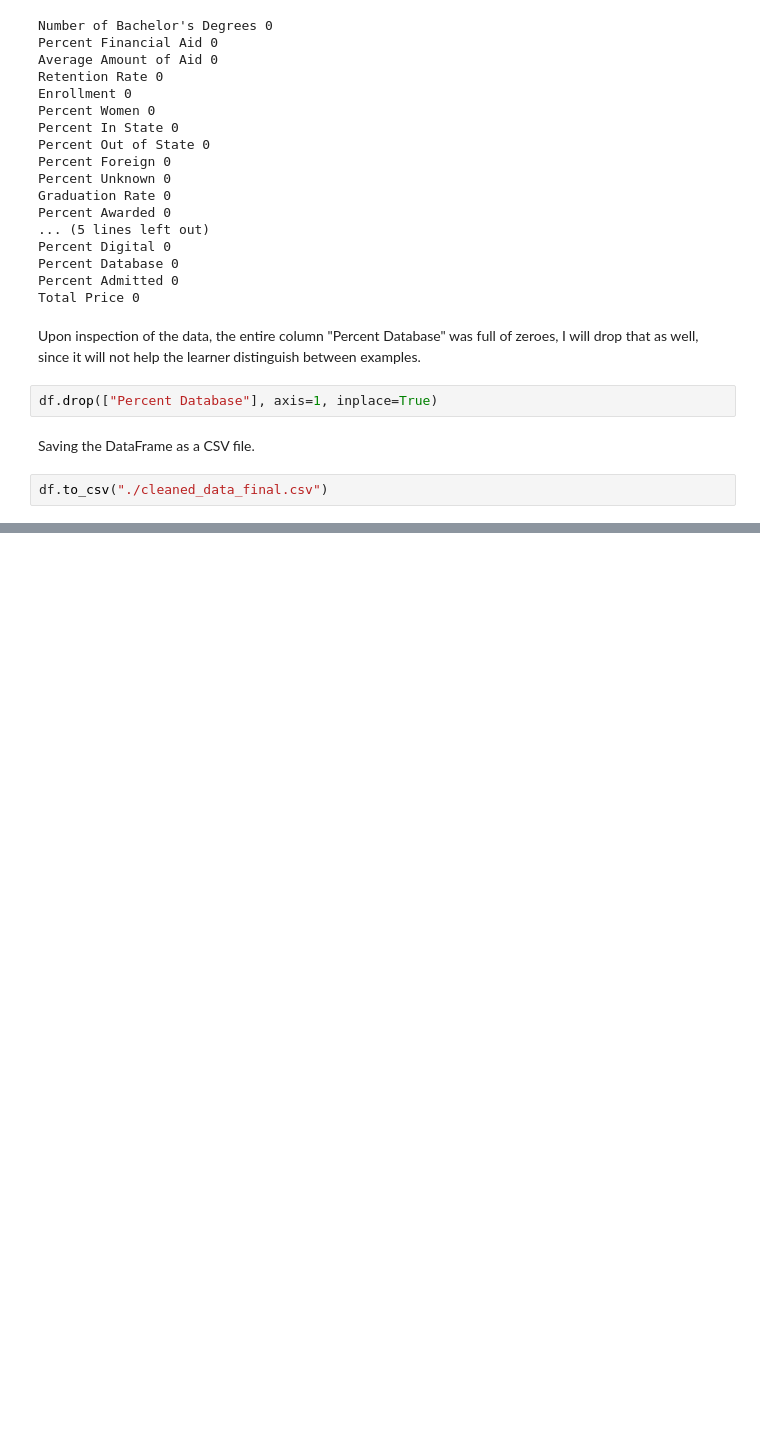
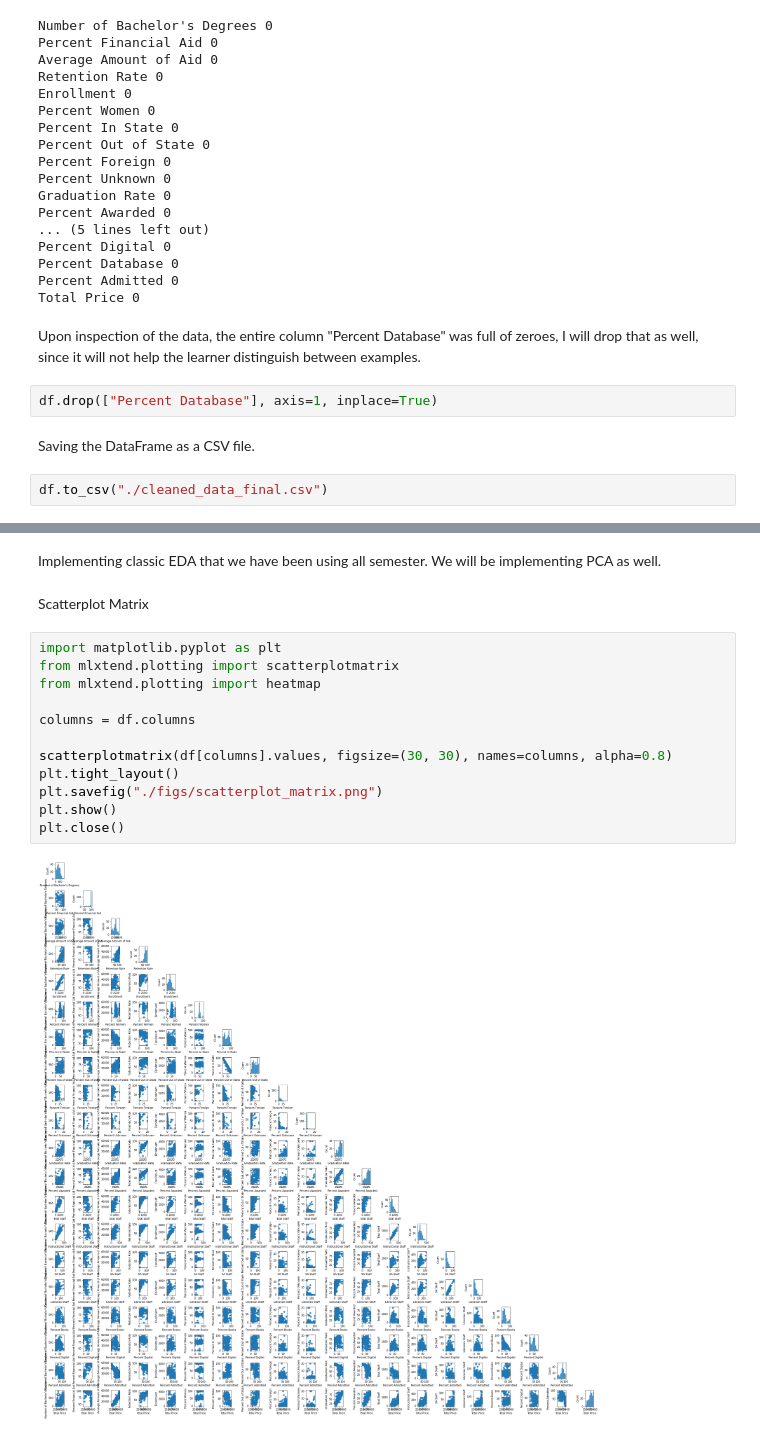
Before and after one commit to tuckert23/final_project, a Jupyter notebook: data_cleaning_school_data.ipynb, the cells around one changed output, grey strips where cells are left out. Saved outputs shown, nothing was run; the diff lists cells and outputs as text; blank space fills up the shorter version.

Commit message:
basic eda figures

```diff
--- a/data_cleaning_school_data.ipynb
+++ b/data_cleaning_school_data.ipynb
@@ -306,0 +318,18 @@ df.to_csv("./cleaned_data_final.csv")
+# %% [markdown]
+Implementing classic EDA that we have been using all semester. We will be implementing PCA as well.
+# %% [markdown]
+Scatterplot Matrix
+# %%
+import matplotlib.pyplot as plt
+from mlxtend.plotting import scatterplotmatrix
+from mlxtend.plotting import heatmap
+
+columns = df.columns
+
+scatterplotmatrix(df[columns].values, figsize=(30, 30), names=columns, alpha=0.8)
+plt.tight_layout()
+plt.savefig("./figs/scatterplot_matrix.png")
+plt.show()
+plt.close()
+# %% [output]
+[figure, added]
```
Also changed, not shown: parts of 3 cells of this notebook, 2 other files.
